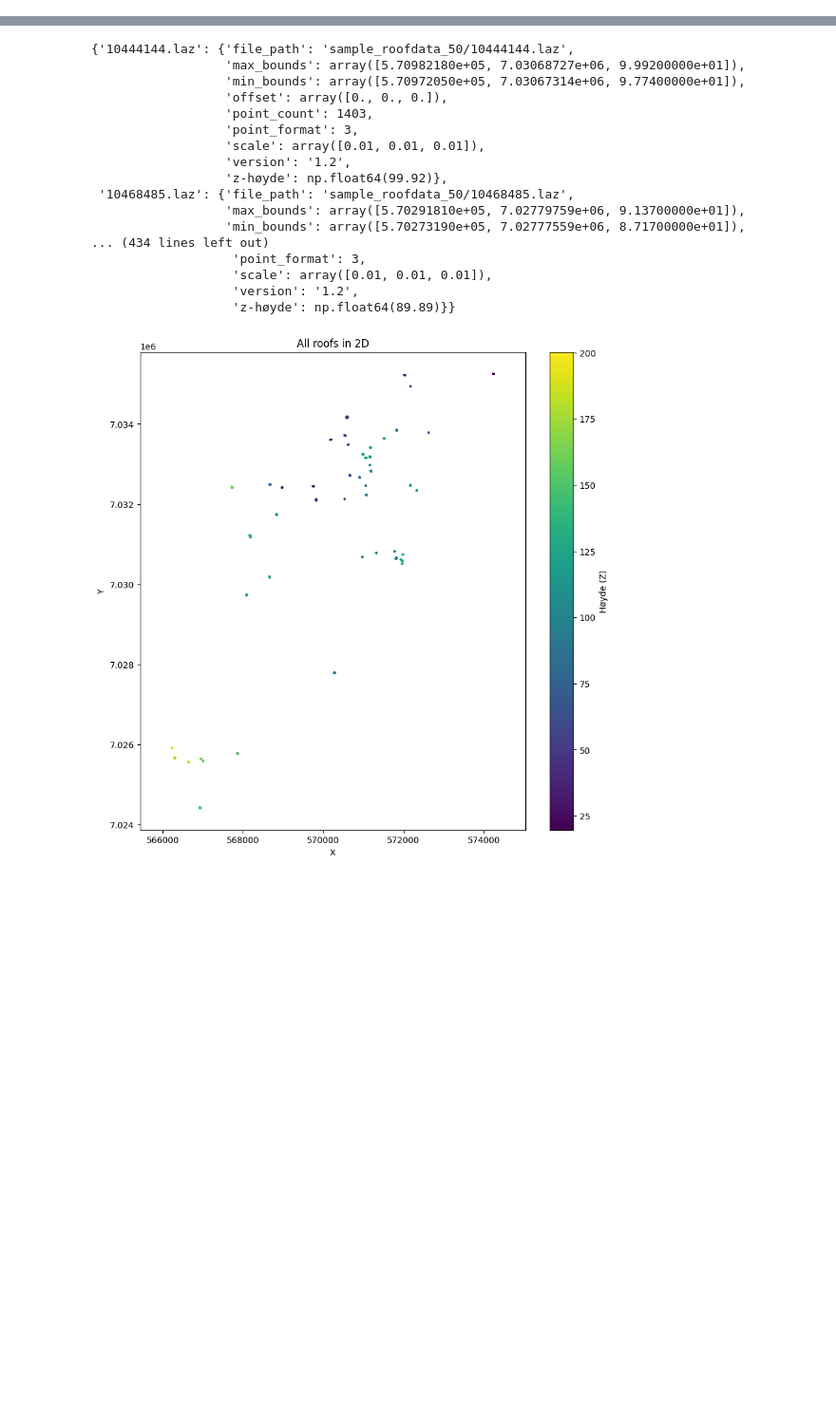
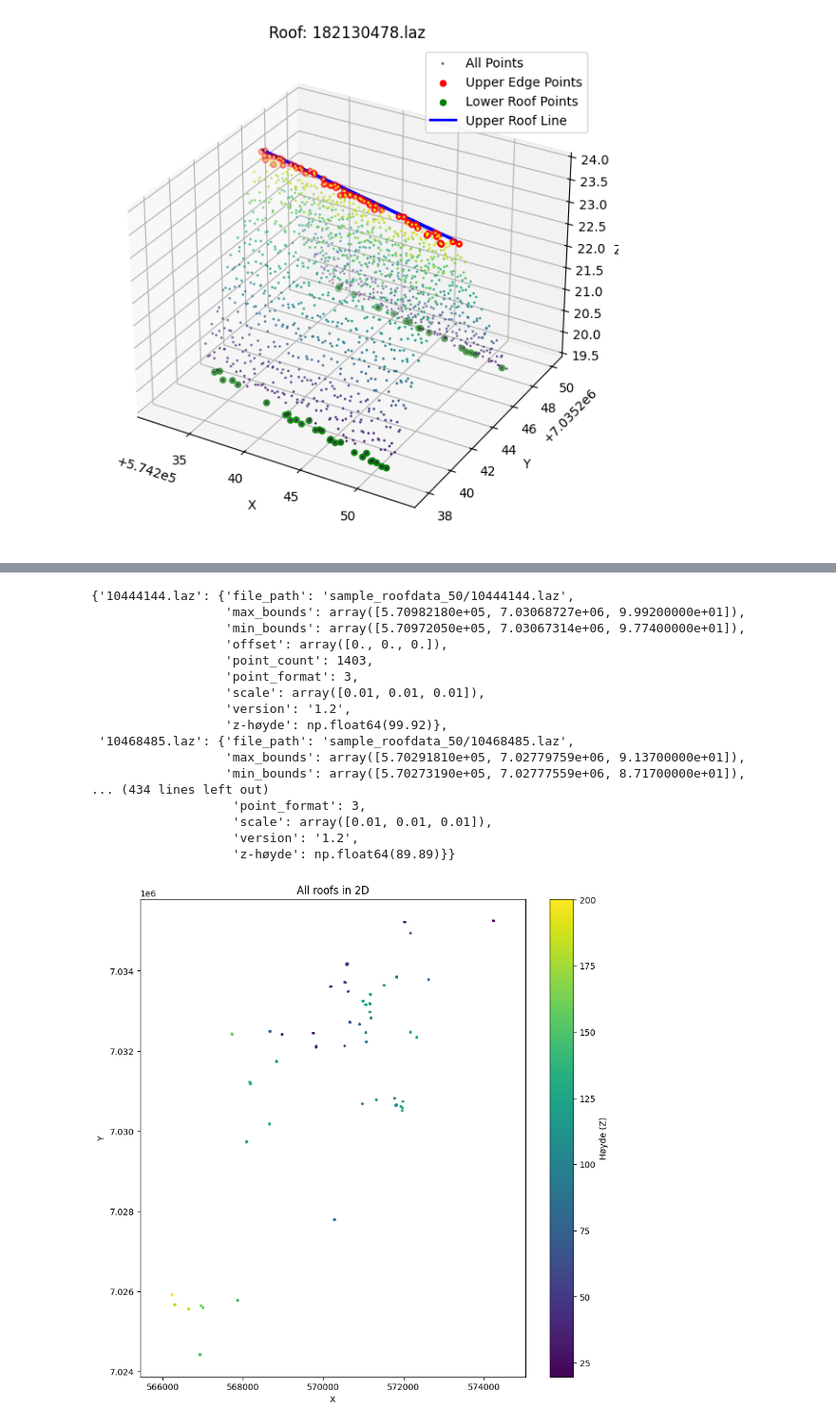
Before and after one commit to Ingridtr/TBA4251-Programmering-i-geomatikk, a Jupyter notebook: main.ipynb, the cells around one changed output, grey strips where cells are left out. Shown: that part at 95% size. Saved outputs shown, nothing was run; the diff lists cells and outputs as text; code cells hidden in the pictures; blank space fills up the shorter version.

Commit message:
linjesegment på øvre tak

```diff
--- a/main.ipynb
+++ b/main.ipynb
@@ -73,0 +13,96 @@ df
+# %%
+import os
+import numpy as np
+import geopandas as gpd
+import laspy as lp
+import matplotlib.pyplot as plt
+from sklearn.linear_model import RANSACRegressor
+from shapely.geometry import Polygon, LineString
+
+folder = "sample_roofdata_50"
+
+tolerance = 0.15  # Toleranse for å finne nesten høyeste og laveste punkter
+
+roof_polygons = []
+
+# Gå gjennom filene i mappen
+for roof in os.listdir(folder):
+    if roof.endswith(".laz"):
+        file_path = os.path.join(folder, roof)
+
+        with lp.open(file_path, laz_backend=lp.LazBackend) as fh:
+            point_count = fh.header.point_count
+            las_data = fh.read()
+            x = las_data.x
+            y = las_data.y
+            z = las_data.z
+
+            max_z = np.max(z)
+            min_z = np.min(z)
+
+            # Filtrer punktene nær maks høyde (øverste kant)
+            upper_edge_mask = (z >= max_z - tolerance)
+            upper_x = np.array(x[upper_edge_mask])
+            upper_y = np.array(y[upper_edge_mask])
+            upper_z = np.array(z[upper_edge_mask])
+
+            # Filtrer punktene nær minimum høyde (nederste takflate)
+            lower_edge_mask = (z <= min_z + tolerance)
+            lower_x = np.array(x[lower_edge_mask])
+            lower_y = np.array(y[lower_edge_mask])
+            lower_z = np.array(z[lower_edge_mask])
+
+            # Tilpass linje for øvre kant
+            def fit_line(x_vals, y_vals):
+                if len(x_vals) > 2:  # Må ha minst to punkter for å lage en linje
+                    X = np.array(x_vals).reshape(-1, 1)  # Konverter til NumPy-array
+                    y_values = np.array(y_vals).reshape(-1, 1)
+
+                    model = RANSACRegressor()
+                    model.fit(X, y_values)
+                    line_y_pred = model.predict(X)  # Estimerte y-verdier for linjen
+                    return line_y_pred.flatten()
+                else:
+                    return y_vals  # Returner originale verdier hvis det er for få punkter
+
+            upper_line_y = fit_line(upper_x, upper_y)
+
+            # Opprett en linje for øvre kant
+            upper_line = LineString(zip(upper_x, upper_line_y))
+
+            # Lagre polygonen
+            roof_polygons.append({
+                "file_name": roof,
+                "point_count": point_count,
+                "x": x,
+                "y": y,
+                "z": z,
+                "min_z": min_z,
+                "max_z": max_z,
+                "upper_line": upper_line,
+            })
+
+            # Plot resultatene
+            fig = plt.figure(figsize=(10, 7))
+            ax = fig.add_subplot(111, projection='3d')
+            ax.scatter(x, y, z, s=1, c=z, cmap='viridis', label='All Points')  # Alle punkter
+            ax.scatter(upper_x, upper_y, upper_z, s=20, c='red', label='Upper Edge Points')  # Øvre kantpunkter
+            ax.scatter(lower_x, lower_y, lower_z, s=20, c='green', label='Lower Roof Points')  # Nedre punkter
+
+            # Tegn øvre linje
+            ax.plot(upper_x, upper_line_y, max_z, color='blue', linewidth=2, label='Upper Roof Line')
+
+            ax.set_title(f"Roof: {roof}")
+            ax.set_xlabel("X")
+            ax.set_ylabel("Y")
+            ax.set_zlabel("Z")
+            ax.legend()
+            plt.show()
+
+            break  # Fjern denne for å prosessere alle takene
+
+# Opprett en GeoDataFrame med polygoner
+df = gpd.GeoDataFrame(roof_polygons)
+df
+# %% [output]
+[figure, added]
```
Also changed, not shown: parts of 3 cells of this notebook, 1 other file.
